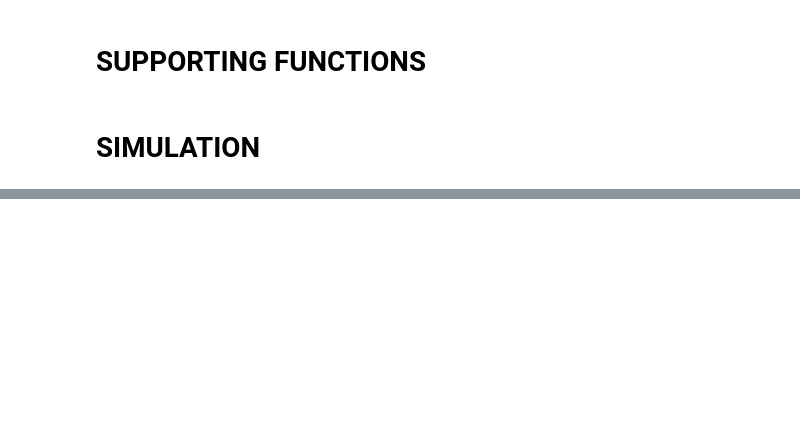
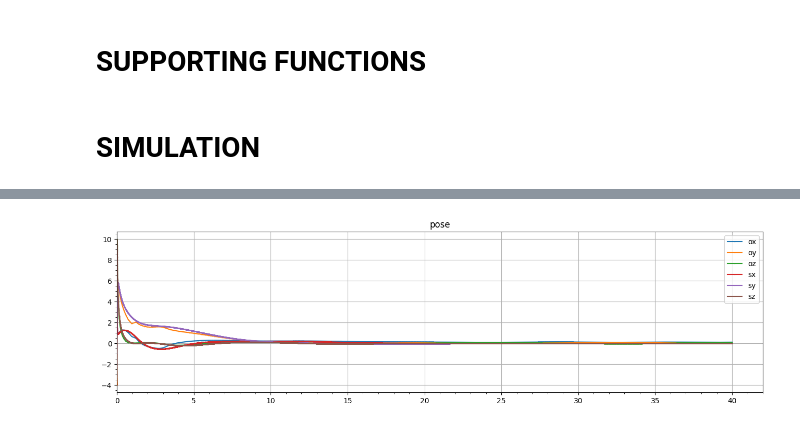
Before and after one commit to Annika-wyt/annika, a Jupyter notebook: ricatti_rk45.ipynb, the cells around one changed output, grey strips where cells are left out. Saved outputs shown, nothing was run; the diff lists cells and outputs as text; code cells hidden in the pictures; blank space fills up the shorter version.

Commit message:
update on rk45 - testing the needed frequency for estimation - added plots

```diff
--- a/ricatti_rk45.ipynb
+++ b/ricatti_rk45.ipynb
@@ -491,3 +481,11 @@ sol_P_ricatti = solution[:,21:]
+# %%
+sol = solve_ivp(dynamics, time, initial_state, args=(k, z, q, Q, V, noise, l, which_eq), t_eval=np.arange(*(time), 1e-3), method="RK45", rtol=Rtol, atol=Atol)
+solution = np.transpose(np.array(sol.y))
+
+sol_R = solution[:,:9]
+sol_est_R = solution[:,9:18]
+sol_est_p_bar = solution[:,18:21]
+sol_P_ricatti = solution[:,21:]
 # %%
 lim = 10
 limo = 1
@@ -615,0 +607,90 @@ plt.show()
+# %%
+figsize = (16, 4)
+figure= plt.figure(figsize=figsize)
+
+plot_est_p = []
+plot_act_p = []
+for t, solution in zip(solt, soly):
+    own_sol_est_R = solution[9:18]
+    own_sol_est_p_bar = solution[18:21]
+    p = np.array([2.5+2.5*np.cos(0.4*t), 2.5*np.sin(0.4*t), 10])
+    p_temp = np.matmul(np.linalg.inv(np.transpose(np.array(own_sol_est_R).reshape((3,3)))), own_sol_est_p_bar)
+    plot_est_p.append(p_temp.tolist())
+    plot_act_p.append(p.tolist())
+scipy_plot_est_p = []
+scipy_plot_act_p = []
+for t, rotation, p_bar_hat in zip(sol.t, sol_est_R, sol_est_p_bar):
+    p = np.array([2.5+2.5*np.cos(0.4*t), 2.5*np.sin(0.4*t), 10])
+    p_temp = np.matmul(np.linalg.inv(np.transpose(np.array(rotation).reshape((3,3)))), p_bar_hat)
+    scipy_plot_est_p.append(p_temp.tolist())
+    scipy_plot_act_p.append(p.tolist())
+plt.plot(solt, np.array(plot_act_p)-np.array(plot_est_p), label=["ox", "oy", "oz"], marker='o', markersize=0.2)
+plt.plot(sol.t, np.array(scipy_plot_act_p)-np.array(scipy_plot_est_p), label=["sx", "sy", "sz"], marker='o', markersize=0.2)
+plt.legend(loc="upper right")
+plt.title("pose")
+plt.grid()
+plt.xlim(0)
+plt.minorticks_on()
+plt.show()
+
+figure= plt.figure(figsize=figsize)
+
+plot_err_lambda_bar = []
+plot_act_lambda_bar = []
+plot_est_lambda_bar = []
+for idx, (t, solution) in enumerate(zip(solt, soly)):
+    own_sol_R = solution[:9]
+    own_sol_est_R = solution[9:18]
+    err = np.matmul(np.linalg.inv(np.array(own_sol_est_R).reshape((3,3))), np.array(own_sol_R).reshape((3,3)))
+    est = ScipyRot.from_matrix(np.array(own_sol_est_R).reshape((3,3)))
+    act = ScipyRot.from_matrix(np.array(own_sol_R).reshape((3,3)))
+    err = ScipyRot.from_matrix(err)
+    err = err.as_quat().tolist()
+    est = est.as_quat().tolist()
+    act = act.as_quat().tolist()
+    plot_err_lambda_bar.append(err)
+    plot_est_lambda_bar.append(est)
+    plot_act_lambda_bar.append(act)
+
+scipy_plot_err_lambda_bar = []
+scipy_plot_act_lambda_bar = []
+scipy_plot_est_lambda_bar = []
+for idx, (t, est_rotation, rotation) in enumerate(zip(sol.t, sol_est_R, sol_R)):
+    err = np.matmul(np.linalg.inv(np.array(est_rotation).reshape((3,3))), np.array(rotation).reshape((3,3)))
+    est = ScipyRot.from_matrix(np.array(est_rotation).reshape((3,3)))
+    act = ScipyRot.from_matrix(np.array(rotation).reshape((3,3)))
+    err = ScipyRot.from_matrix(err)
+    err = err.as_quat().tolist()
+    est = est.as_quat().tolist()
+    act = act.as_quat().tolist()
+    scipy_plot_err_lambda_bar.append(err)
+    scipy_plot_est_lambda_bar.append(est)
+    scipy_plot_act_lambda_bar.append(act)
+
+plt.plot(solt, np.array(plot_err_lambda_bar)[:,0:3], label=["ox", "oy", "oz"], marker='o', markersize=0.2)
+plt.plot(sol.t, np.array(scipy_plot_err_lambda_bar)[:,0:3], label=["sx", "sy", "sz"], marker='o', markersize=0.2)
+plt.legend(loc="upper right")
+plt.title("orientation")
+plt.grid()
+plt.xlim(0)
+plt.minorticks_on()
+plt.show()
+
+figure, ax = plt.subplots(1,2, figsize=figsize)
+
+ax[0].plot(solt, np.array(plot_act_p)-np.array(plot_est_p), label=["x", "y", "z"], marker='o', markersize=0.2)
+ax[0].legend(loc="upper right")
+ax[0].set_xlabel("own pose")
+ax[0].grid()
+ax[0].set_xlim(0)
+ax[0].minorticks_on()
+
+ax[1].plot(solt, np.array(plot_err_lambda_bar)[:,0:3], label=["x", "y", "z"], marker='o', markersize=0.2)
+ax[1].legend(loc="upper right")
+ax[1].set_xlabel("own orientation")
+ax[1].grid()
+ax[1].set_xlim(0)
+ax[1].minorticks_on()
+plt.show()
+# %% [output]
+[figure, added]
```
Also changed, not shown: parts of 9 cells of this notebook.
